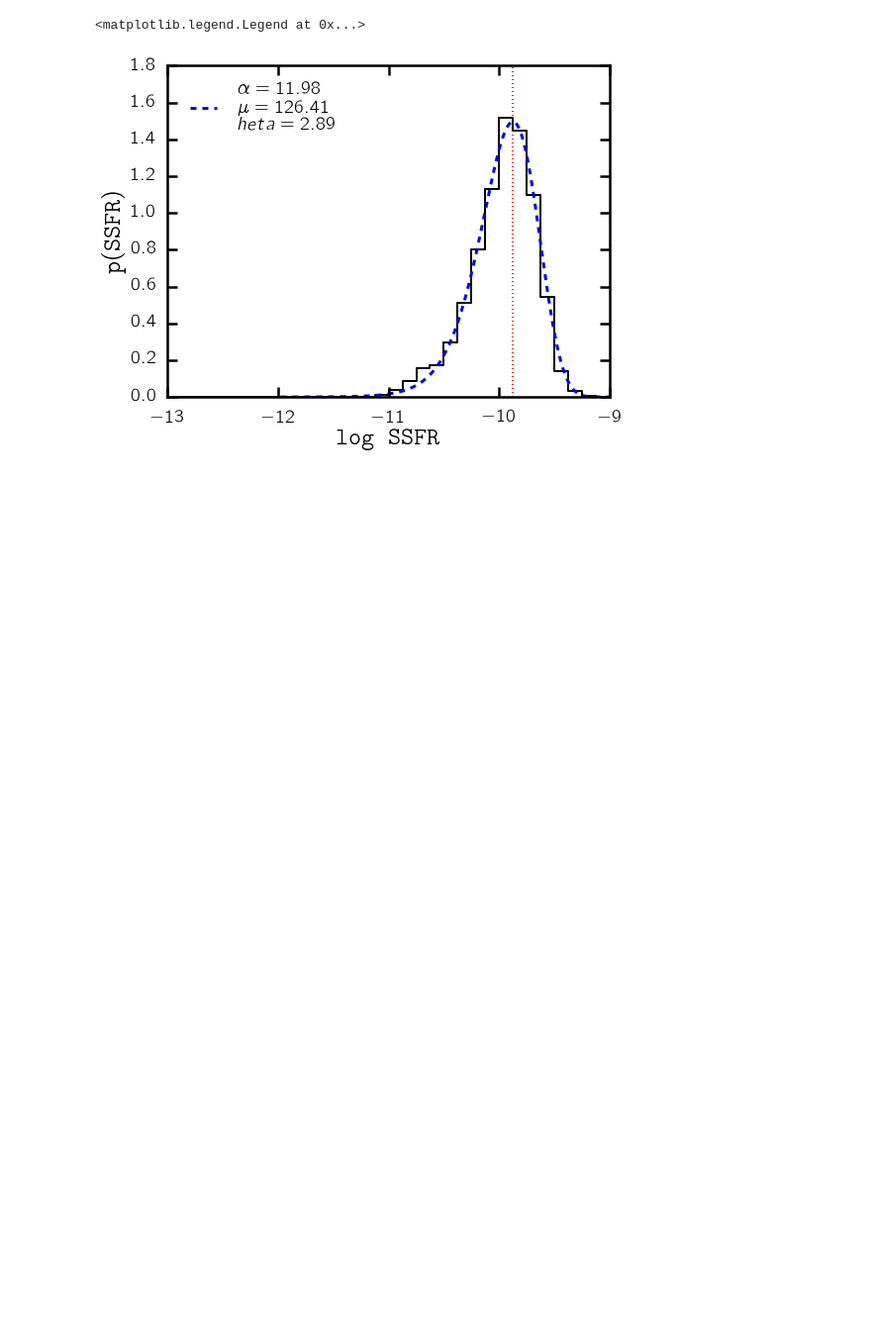
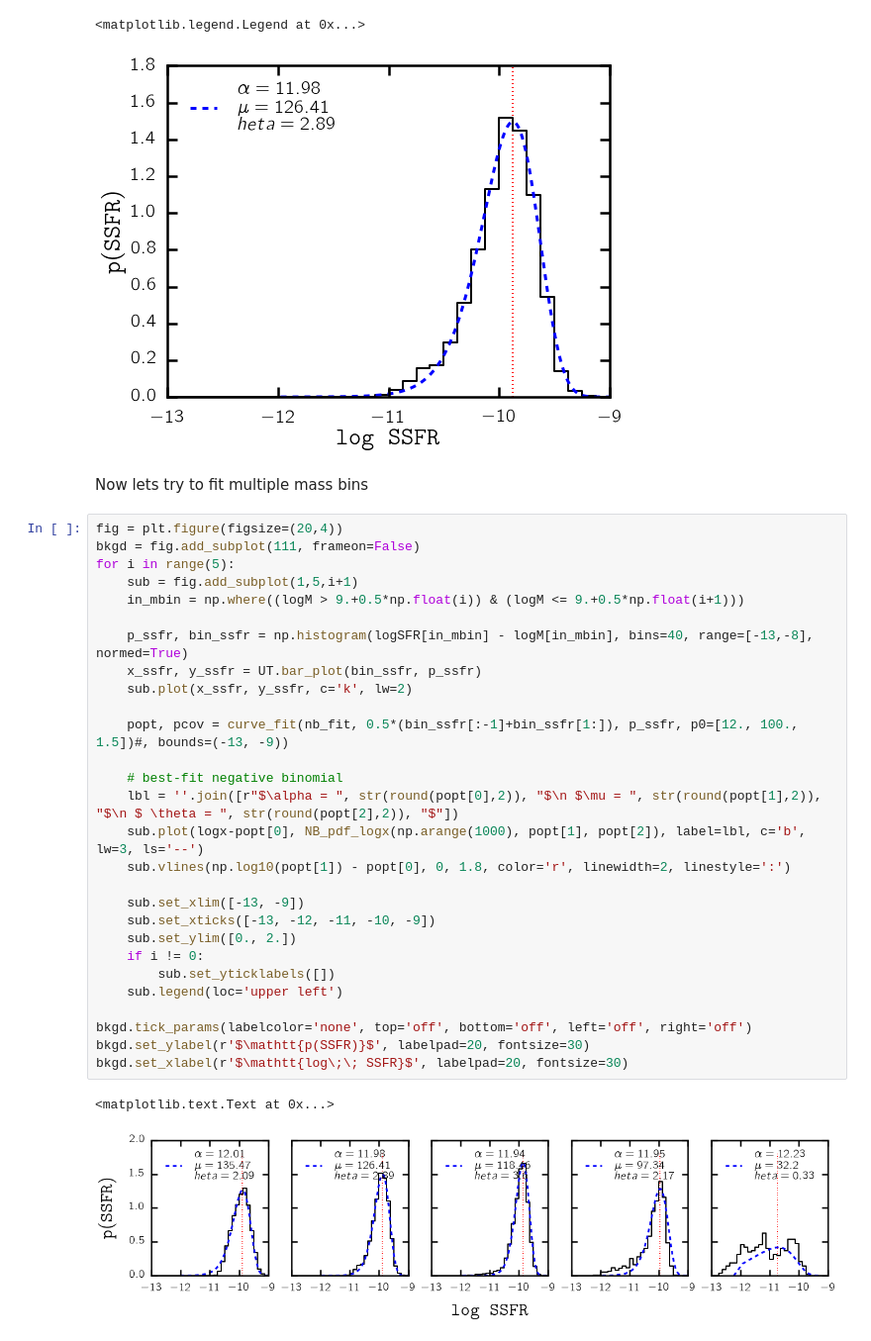
Before and after one commit to changhoonhahn/LetsTalkAboutQuench, a Jupyter notebook: code/neg_binomial.ipynb, the cells around one changed output. Shown at 99% size. Cells and saved outputs as stored; diff of their text form; blank space fills up the shorter version.

```diff
--- a/code/neg_binomial.ipynb
+++ b/code/neg_binomial.ipynb
@@ -126,3 +126,36 @@ sub.legend(loc='upper left')
 # %% [output]
 <matplotlib.legend.Legend at 0x...>
 [figure]
+# %% [markdown]
+Now lets try to fit multiple mass bins
+# %%
+fig = plt.figure(figsize=(20,4))
+bkgd = fig.add_subplot(111, frameon=False)
+for i in range(5):
+    sub = fig.add_subplot(1,5,i+1)
+    in_mbin = np.where((logM > 9.+0.5*np.float(i)) & (logM <= 9.+0.5*np.float(i+1)))
+
+    p_ssfr, bin_ssfr = np.histogram(logSFR[in_mbin] - logM[in_mbin], bins=40, range=[-13,-8], normed=True)
+    x_ssfr, y_ssfr = UT.bar_plot(bin_ssfr, p_ssfr)
+    sub.plot(x_ssfr, y_ssfr, c='k', lw=2)
+
+    popt, pcov = curve_fit(nb_fit, 0.5*(bin_ssfr[:-1]+bin_ssfr[1:]), p_ssfr, p0=[12., 100., 1.5])#, bounds=(-13, -9))
+
+    # best-fit negative binomial
+    lbl = ''.join([r"$\alpha = ", str(round(popt[0],2)), "$\n $\mu = ", str(round(popt[1],2)), "$\n $ \theta = ", str(round(popt[2],2)), "$"])
+    sub.plot(logx-popt[0], NB_pdf_logx(np.arange(1000), popt[1], popt[2]), label=lbl, c='b', lw=3, ls='--')
+    sub.vlines(np.log10(popt[1]) - popt[0], 0, 1.8, color='r', linewidth=2, linestyle=':')
+
+    sub.set_xlim([-13, -9])
+    sub.set_xticks([-13, -12, -11, -10, -9])
+    sub.set_ylim([0., 2.])
+    if i != 0:
+        sub.set_yticklabels([])
+    sub.legend(loc='upper left')
+
+bkgd.tick_params(labelcolor='none', top='off', bottom='off', left='off', right='off')
+bkgd.set_ylabel(r'$\mathtt{p(SSFR)}$', labelpad=20, fontsize=30)
+bkgd.set_xlabel(r'$\mathtt{log\;\; SSFR}$', labelpad=20, fontsize=30)
+# %% [output]
+<matplotlib.text.Text at 0x...>
+[figure, added]
```
